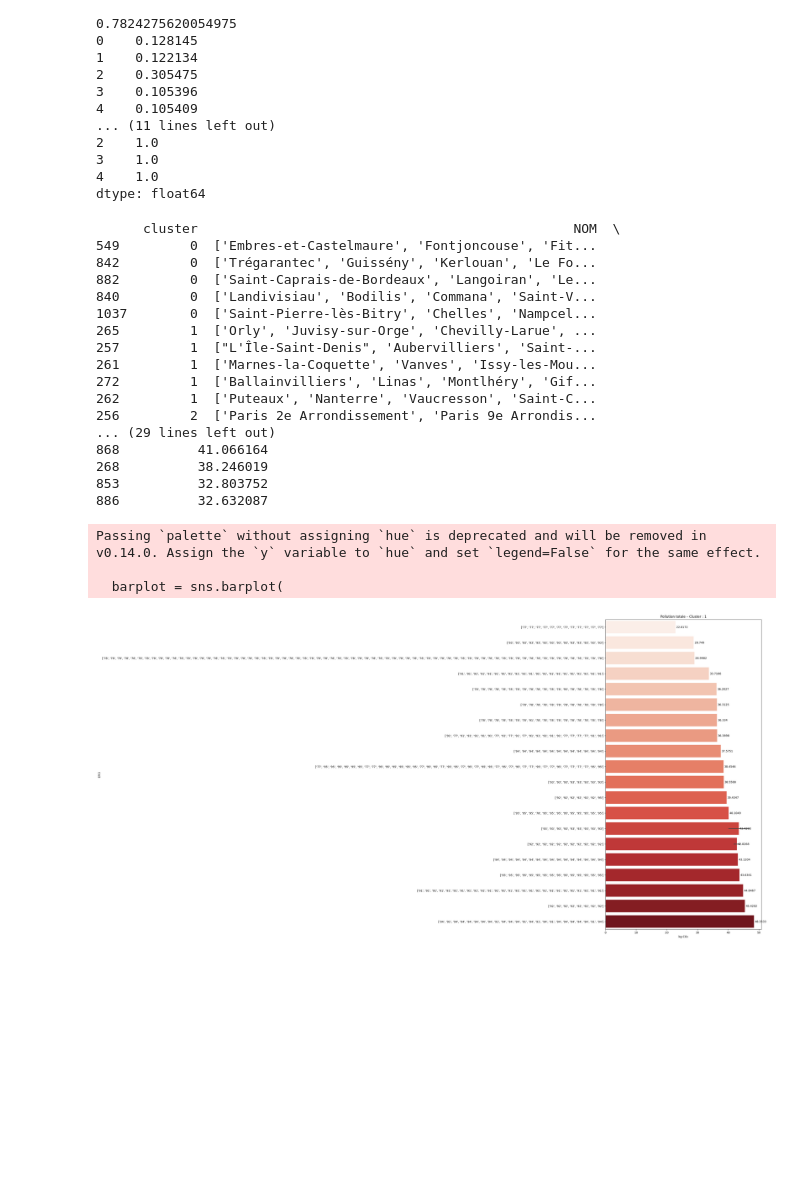
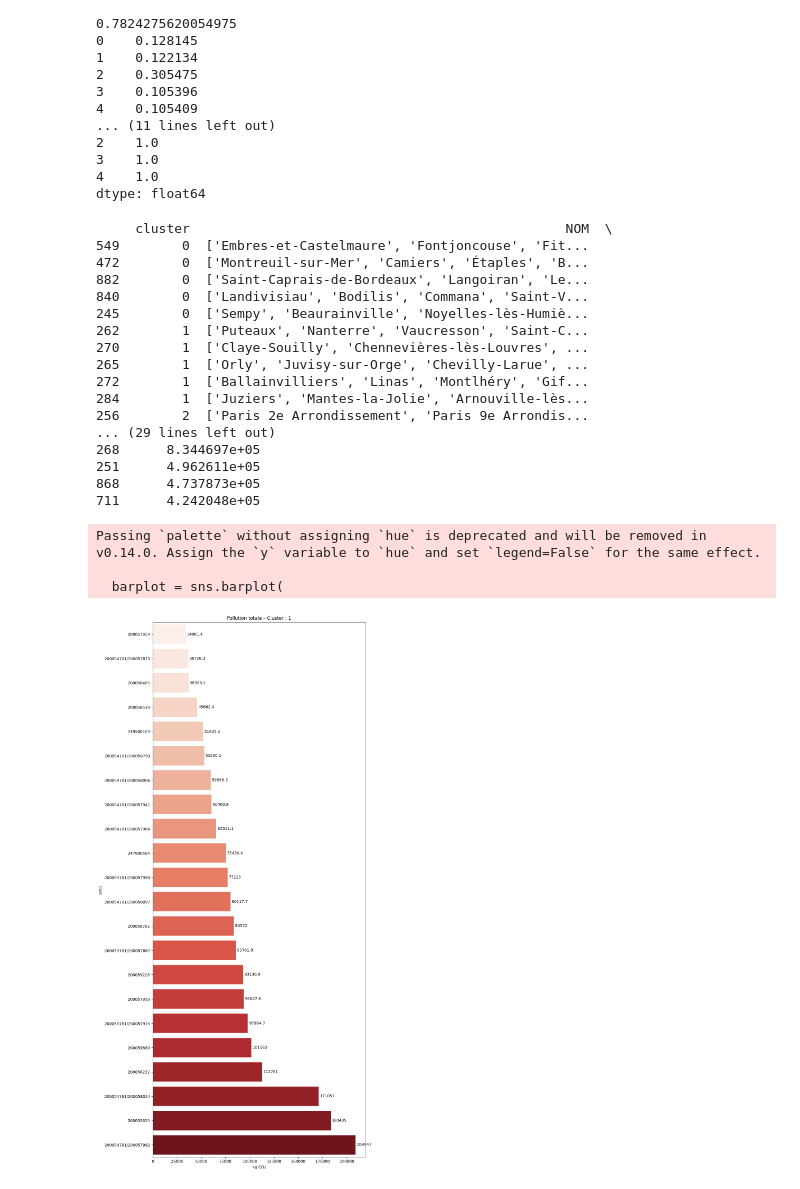
Before and after one commit to Qntouille/statapp, a Jupyter notebook: emission.ipynb, the cells around one changed output. Saved outputs shown, nothing was run; the diff lists cells and outputs as text; code cells hidden in the pictures; blank space fills up the shorter version.

```diff
--- a/emission.ipynb
+++ b/emission.ipynb
@@ -211,7 +211,7 @@ pollution_au_km={
 # %%
 # FLORE
 # Je pars du principe que ce sera 4 ou 5 clusters
-# Je fais les 5 clusters de la cartes ici (éventuellement fusionner les 2 derniers pour 4 ?)
+# Je fais les 5 clusters de la carte ici (éventuellement fusionner les 2 derniers pour 4 ?)
 
 pollution_au_km_TC={
     "Bus": 0.092,
@@ -253,27 +253,24 @@ flux_jaunes_detail = {
     }
 }
 
-# j'ai un doute sur s'il faut mutiplier distance x nb et sur comment sont pris en compte les flux intra
-epci_features_5["moyenne_flux_rouges"] = ((epci_features_5['distance_entrant_<10km_rouge'] + epci_features_5['distance_entrant_<20km_rouge'] +
-epci_features_5['distance_entrant_<30km_rouge'] + epci_features_5['distance_entrant_<40km_rouge'] + epci_features_5['distance_entrant_<50km_rouge'] +
-epci_features_5['distance_entrant_>50km_rouge'] + epci_features_5['distance_sortant_<10km_rouge'] + epci_features_5['distance_sortant_<20km_rouge'] +
-epci_features_5['distance_sortant_<30km_rouge'] + epci_features_5['distance_sortant_<40km_rouge'] + epci_features_5['distance_sortant_<50km_rouge'] +
-epci_features_5['distance_sortant_>50km_rouge'])/2)
+
+# ici flux intra + moyenne des flux sortants et entrants
+epci_features_5["moyenne_flux_rouges"] = (
+    epci_features_5['distance_intra_rouge']*epci_features_5['nb_intra_rouge'] + (
+    epci_features_5['distance_entrant_<50km_rouge']*epci_features_5['nb_entrant_<50km_rouge'] +
+    epci_features_5['distance_entrant_>50km_rouge']*epci_features_5['nb_entrant_>50km_rouge'] +
+    epci_features_5['distance_sortant_<50km_rouge']*epci_features_5['nb_sortant_<50km_rouge'] +
+    epci_features_5['distance_sortant_>50km_rouge']*epci_features_5['nb_sortant_>50km_rouge'])/2)
+
 
 epci_features_5['pollution_flux_rouges'] = epci_features_5['moyenne_flux_rouges'] * pollution_au_km_flux_rouge
 
-epci_features_5["moyenne_flux_jaunes"] = (epci_features_5['distance_entrant_<10km_jaune'] +
-    epci_features_5['distance_entrant_<20km_jaune'] +
-    epci_features_5['distance_entrant_<30km_jaune'] +
-    epci_features_5['distance_entrant_<40km_jaune'] +
-    epci_features_5['distance_entrant_<50km_jaune'] +
-    epci_features_5['distance_entrant_>50km_jaune'] +
-    epci_features_5['distance_sortant_<10km_jaune'] +
-    epci_features_5['distance_sortant_<20km_jaune'] +
-    epci_features_5['distance_sortant_<30km_jaune'] +
-    epci_features_5['distance_sortant_<40km_jaune'] +
-    epci_features_5['distance_sortant_<50km_jaune'] +
-    epci_features_5['distance_sortant_>50km_jaune'])/2
+epci_features_5["moyenne_flux_jaunes"] = (
+    epci_features_5['distance_intra_jaune']*epci_features_5['nb_intra_jaune'] + (
+    epci_features_5['distance_entrant_<50km_jaune']* epci_features_5['nb_entrant_<50km_jaune'] +
+    epci_features_5['distance_entrant_>50km_jaune']* epci_features_5['nb_entrant_>50km_jaune'] +
+    epci_features_5['distance_sortant_<50km_jaune']* epci_features_5['nb_sortant_<50km_jaune'] +
+    epci_features_5['distance_sortant_>50km_jaune']* epci_features_5['nb_sortant_>50km_jaune'])/2)
 
 for transport in ['Métro/tram/transilien', 'TER', 'Bus']:
     # Appliquer la répartition pour chaque mode de transport en fonction du cluster
@@ -306,23 +303,23 @@ mauvais_eleves_par_cluster = mauvais_eleves_par_cluster.groupby('cluster').head(
 cols = ['cluster', 'NOM', 'pollution_totale']
 print(mauvais_eleves_par_cluster[cols])
 # %% [output]
-      cluster                                                NOM  \
-549         0  ['Embres-et-Castelmaure', 'Fontjoncouse', 'Fit...
-842         0  ['Trégarantec', 'Guissény', 'Kerlouan', 'Le Fo...
-882         0  ['Saint-Caprais-de-Bordeaux', 'Langoiran', 'Le...
-840         0  ['Landivisiau', 'Bodilis', 'Commana', 'Saint-V...
-1037        0  ['Saint-Pierre-lès-Bitry', 'Chelles', 'Nampcel...
-265         1  ['Orly', 'Juvisy-sur-Orge', 'Chevilly-Larue', ...
-257         1  ["L'Île-Saint-Denis", 'Aubervilliers', 'Saint-...
-261         1  ['Marnes-la-Coquette', 'Vanves', 'Issy-les-Mou...
-272         1  ['Ballainvilliers', 'Linas', 'Montlhéry', 'Gif...
-262         1  ['Puteaux', 'Nanterre', 'Vaucresson', 'Saint-C...
-256         2  ['Paris 2e Arrondissement', 'Paris 9e Arrondis...
+     cluster                                                NOM  \
+549        0  ['Embres-et-Castelmaure', 'Fontjoncouse', 'Fit...
+472        0  ['Montreuil-sur-Mer', 'Camiers', 'Étaples', 'B...
+882        0  ['Saint-Caprais-de-Bordeaux', 'Langoiran', 'Le...
+840        0  ['Landivisiau', 'Bodilis', 'Commana', 'Saint-V...
+245        0  ['Sempy', 'Beaurainville', 'Noyelles-lès-Humiè...
+262        1  ['Puteaux', 'Nanterre', 'Vaucresson', 'Saint-C...
+270        1  ['Claye-Souilly', 'Chennevières-lès-Louvres', ...
+265        1  ['Orly', 'Juvisy-sur-Orge', 'Chevilly-Larue', ...
+272        1  ['Ballainvilliers', 'Linas', 'Montlhéry', 'Gif...
+284        1  ['Juziers', 'Mantes-la-Jolie', 'Arnouville-lès...
+256        2  ['Paris 2e Arrondissement', 'Paris 9e Arrondis...
 ... (29 lines left out)
-868          41.066164
-268          38.246019
-853          32.803752
-886          32.632087
+268      8.344697e+05
+251      4.962611e+05
+868      4.737873e+05
+711      4.242048e+05
 # %%
 import matplotlib.pyplot as plt
 import seaborn as sns
@@ -334,32 +331,32 @@ cluster_cible = 1  # ← à adapter selon tes données
 subset = epci_features_5[epci_features_5['cluster'] == cluster_cible].copy()
 
 # Trier les EPCI du moins au plus polluant
 subset = subset.sort_values('pollution_totale', ascending=True)
 
 # Afficher le nom si disponible, sinon l’index
-label_col = 'INSEE_DEP'
+label_col = 'SIREN_EPCI'
 
 # Création du barplot
 plt.figure(figsize=(10, max(20, len(subset) * 0.3)))  # ajuste la hauteur automatiquement
 barplot = sns.barplot(
     data=subset,
     x='pollution_totale',
     y=label_col,
     palette='Reds'
 )
 
 plt.title(f"Pollution totale – Cluster : {cluster_cible}")
 plt.xlabel("kg CO₂")
 plt.ylabel("EPCI")
 
 # Affichage des valeurs sur les barres
 for container in barplot.containers:
     barplot.bar_label(container, label_type="edge", padding=3)
 
 plt.tight_layout()
 plt.show()
 # %% [output]
 Passing `palette` without assigning `hue` is deprecated and will be removed in v0.14.0. Assign the `y` variable to `hue` and set `legend=False` for the same effect.
 
   barplot = sns.barplot(
-[figure, old version]
+[figure, new version]
```
